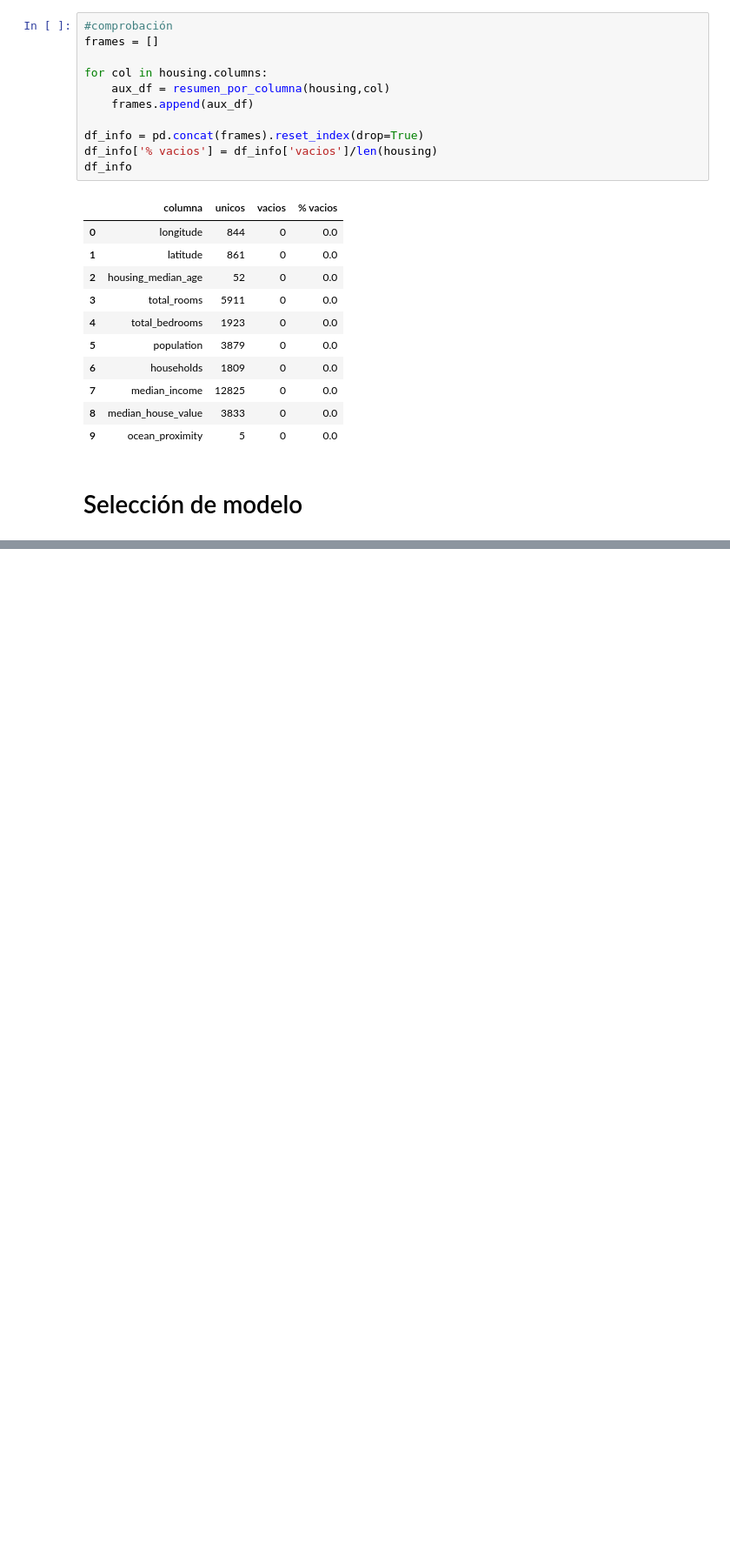
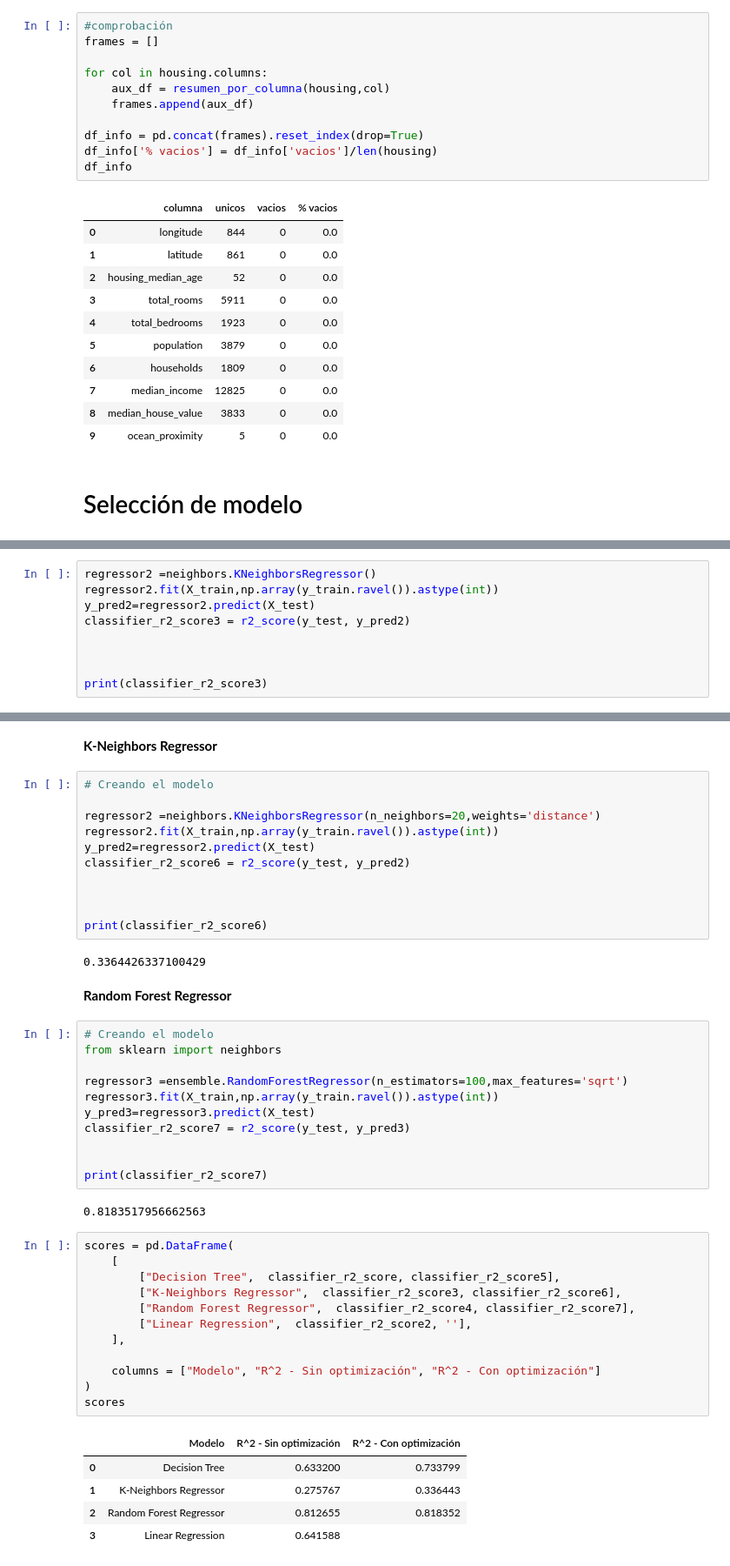
Before and after one commit to alvarxo/mat2841_portfolio, a Jupyter notebook: homeworks/hw_02_alvaro.ipynb, the cells around one changed output, grey strips where cells are left out. Shown at 87% size. Drawn from its saved outputs; the diff is of its cells as text; blank space fills up the shorter version.

```diff
--- a/homeworks/hw_02_alvaro.ipynb
+++ b/homeworks/hw_02_alvaro.ipynb
@@ -947,0 +939,9 @@ class SklearnRegressionModels:
+# %%
+regressor2 =neighbors.KNeighborsRegressor()
+regressor2.fit(X_train,np.array(y_train.ravel()).astype(int))
+y_pred2=regressor2.predict(X_test)
+classifier_r2_score3 = r2_score(y_test, y_pred2)
+
+
+
+print(classifier_r2_score3)
@@ -947,0 +984,48 @@ class SklearnRegressionModels:
+# %% [markdown]
+__K-Neighbors Regressor__
+# %%
+# Creando el modelo
+
+regressor2 =neighbors.KNeighborsRegressor(n_neighbors=20,weights='distance')
+regressor2.fit(X_train,np.array(y_train.ravel()).astype(int))
+y_pred2=regressor2.predict(X_test)
+classifier_r2_score6 = r2_score(y_test, y_pred2)
+
+
+
+print(classifier_r2_score6)
+# %% [output]
+0.3364426337100429
+# %% [markdown]
+__Random Forest Regressor__
+# %%
+# Creando el modelo
+from sklearn import neighbors
+
+regressor3 =ensemble.RandomForestRegressor(n_estimators=100,max_features='sqrt')
+regressor3.fit(X_train,np.array(y_train.ravel()).astype(int))
+y_pred3=regressor3.predict(X_test)
+classifier_r2_score7 = r2_score(y_test, y_pred3)
+
+
+print(classifier_r2_score7)
+# %% [output]
+0.8183517956662563
+# %%
+scores = pd.DataFrame(
+    [
+        ["Decision Tree",  classifier_r2_score, classifier_r2_score5],
+        ["K-Neighbors Regressor",  classifier_r2_score3, classifier_r2_score6],
+        ["Random Forest Regressor",  classifier_r2_score4, classifier_r2_score7],
+        ["Linear Regression",  classifier_r2_score2, ''],
+    ],
+
+    columns = ["Modelo", "R^2 - Sin optimización", "R^2 - Con optimización"]
+)
+scores
+# %% [output]
+|  | Modelo | R^2 - Sin optimización | R^2 - Con optimización |
+| 0 | Decision Tree | 0.633200 | 0.733799 |
+| 1 | K-Neighbors Regressor | 0.275767 | 0.336443 |
+| 2 | Random Forest Regressor | 0.812655 | 0.818352 |
+| 3 | Linear Regression | 0.641588 |  |
```
Also changed, not shown: parts of 18 cells of this notebook.
